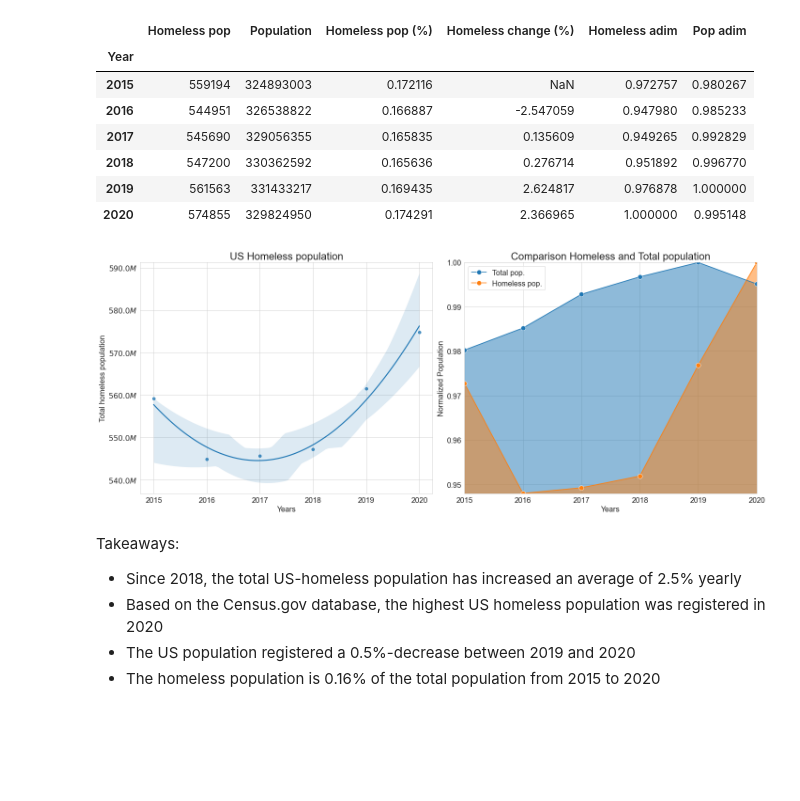
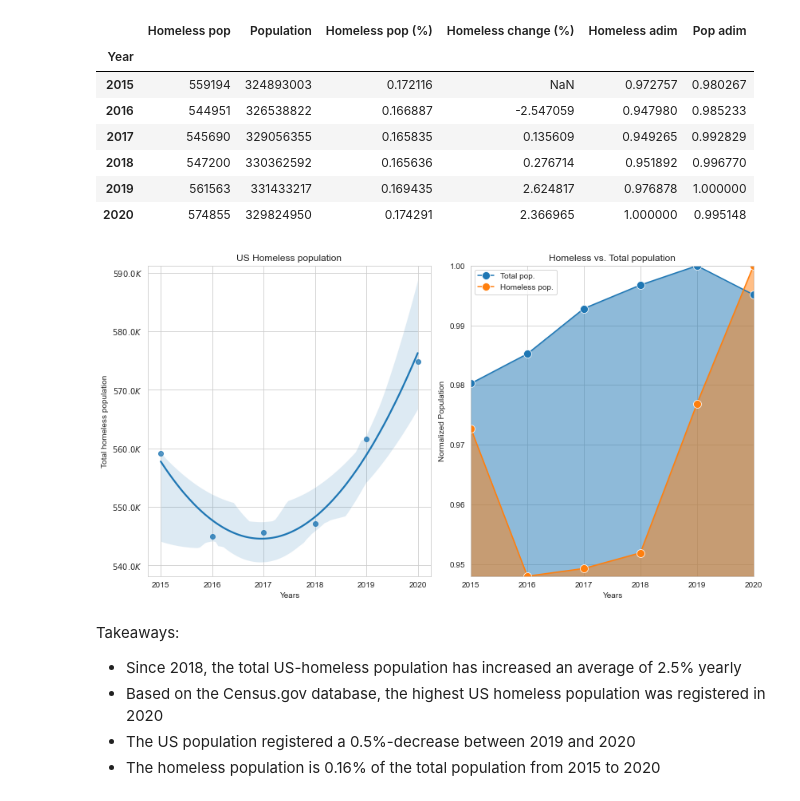
Before and after one commit to aliglara/capstone-c1-DA, a Jupyter notebook: codes/EDA_homeless_pop.ipynb, the cells around one changed output. Cells and saved outputs as stored; diff of their text form; code cells hidden in the pictures; blank space fills up the shorter version.

```diff
--- a/codes/EDA_homeless_pop.ipynb
+++ b/codes/EDA_homeless_pop.ipynb
@@ -19,26 +19,29 @@ def format_func(value, tick_number):
         tick_number (_type_): _description_
 
     Returns:
-        _type_: format axis number in MM
+        _type_: format axis number in M
     """
     if value >= 1e6:
-        return r"${:.1f}MM$".format(value / 1e6)
+        return r"${:.1f}M$".format(value / 1e6)
     elif value >= 1e4:
-        return r"${:.1f}M$".format(value / 1e3)
+        return r"${:.1f}K$".format(value / 1e3)
     else:
         return r"${}$".format(value)
 # %%
-large = 22; med = 16; small = 12
-params = {'axes.titlesize' : large,
-          'legend.fontsize' : med,
-          'figure.figsize' : (16, 10),
-          'axes.labelsize' : med,
-          'xtick.labelsize' : med,
-          'ytick.labelsize' : med,
-          'figure.titlesize' : large
-}
-plt.rcParams.update(params)
+#large = 22; med = 16; small = 12
+#params = {'axes.titlesize' : large,
+#          'legend.fontsize' : med,
+#          'figure.figsize' : (10/2.54, 8/2.54),
+#          'axes.labelsize' : med,
+#          'xtick.labelsize' : med,
+#          'ytick.labelsize' : med,
+#          'figure.titlesize' : large
+#}
+#plt.rcParams.update(params)
 sns.set_style('whitegrid')
+
+
+mybluepal = sns.color_palette("ch:start=.2,rot=-.3", as_cmap=True)
 all_shapes = list(mpl.markers.MarkerStyle.markers.keys())
 blue, orange = sns.color_palette()[:2]
 # %%
@@ -110,10 +113,11 @@ query = (
 "           upop.total_population_25_years_and_over_educ_attainment, "
 "           upop.population_25_years_and_over_no_schooling_completed, "
 "           upop.population_25_years_and_over_bachelor_degree, "
-"           upop.population_25_years_and_over_master_degree + upop.population_25_years_and_over_doctorate_degree AS  pop_25y_master_over, "
+"           upop.population_25_years_and_over_master_degree + "
+"           upop.population_25_years_and_over_doctorate_degree AS  pop_25y_master_over, "
 "           cte.region "
 "    FROM us_population as upop "
-"    JOIN ctedata AS cte ON (upop.year = cte.year) AND (upop.name_state = cte.name) "
+"    LEFT JOIN ctedata AS cte ON (upop.year = cte.year) AND (upop.name_state = cte.name) "
 )
 
 raw_data_df = cheroku.make_query(query, "c1_capstone", credential_file)
@@ -214,7 +223,7 @@ total_pt
 | 2019 | 561563 | 331433217 | 0.169435 | 2.624817 | 0.976878 | 1.000000 |
 | 2020 | 574855 | 329824950 | 0.174291 | 2.366965 | 1.000000 | 0.995148 |
 # %%
-fig, (ax1, ax2) = plt.subplots(1, 2, figsize=(20, 8))
+fig, (ax1, ax2) = plt.subplots(1, 2, figsize=(30/2.54, 16/2.54))
 _ = sns.regplot(x=total_pt.index,
                 y="Homeless pop",
                 data=total_pt,
@@ -224,35 +233,35 @@ _ = sns.regplot(x=total_pt.index,
 
 _ = sns.lineplot(x=total_pt.index, y="Pop adim",
                  data=total_pt,
                  ax=ax2, color=blue, label='Total pop.',
                  marker='o', markersize=10)
 ax2.fill_between(x=total_pt.index,
                  y1=total_pt["Homeless adim"].min(),
                  y2=total_pt["Pop adim"],
                  color=blue,
                  alpha=0.5)
 _ = sns.lineplot(x=total_pt.index, y="Homeless adim",
                  data=total_pt,
                  ax=ax2, color=orange, label='Homeless pop.',
                  marker='o', markersize=10)
 ax2.fill_between(x=total_pt.index,
                  y1=total_pt["Homeless adim"].min(),
                  y2=total_pt["Homeless adim"],
                  color=orange,
                  alpha=0.5)
 ax2.set(ylabel="Normalized Population", xlabel="Years",
        xlim=[2015, 2020], ylim=[total_pt["Homeless adim"].min(), 1])
 ax2.legend(loc='best')
-ax2.set_title("Comparison Homeless and Total population")
+ax2.set_title("Homeless vs. Total population")
 
 ax1.set(ylabel="Total homeless population", xlabel="Years")
 ax1.set_title("US Homeless population")
 ax1.yaxis.set_major_formatter(plt.FuncFormatter(format_func))
 
 plt.tight_layout()
 plt.show()
 # %% [output]
-[figure, old version]
+[figure, new version]
 # %% [markdown]
 Takeaways:
 - Since 2018, the total US-homeless population has increased an average of 2.5% yearly
```
Also changed, not shown: parts of 20 cells of this notebook, 17 other files.
